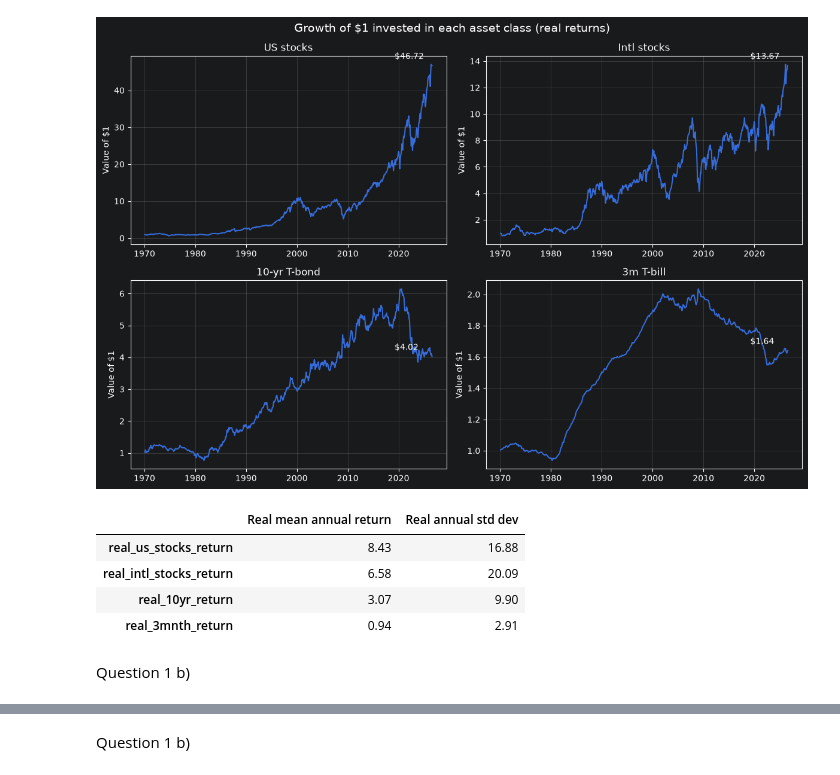
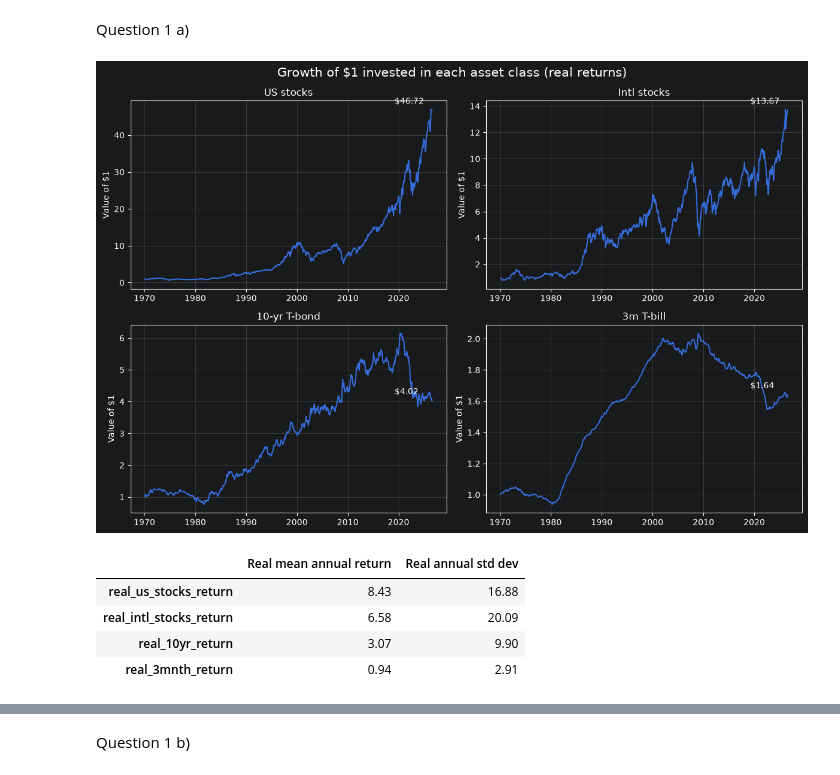
Before and after one commit to olegvart/MQF-402-Investment-Analysis-HW-1-, a Jupyter notebook: notebooks/q1.ipynb, the cells around one changed output, grey strips where cells are left out. Cells and saved outputs as stored; diff of their text form; code cells hidden in the pictures.

```diff
--- a/notebooks/q1.ipynb
+++ b/notebooks/q1.ipynb
@@ -3,7 +1,11 @@
+# %% [markdown]
+Question 1 a)
 # %%
 from mqf_hw1.data import load_data
 import pandas as pd
+import numpy as np
 import matplotlib.pyplot as plt
+import statistics
 
 df = load_data()
 df["real_us_stocks_return"] = ((1+df["us_stocks"])/(1+df["cpi_inflation"]))-1
@@ -19,11 +21,6 @@ def real_mean_annual_growth(df, column, date_col="date"):
 
 
 df["date"] = pd.to_datetime(df["date"])
-
-def real_mean_annual_growth(df, column, date_col="date"):
-    growth = 1 + df[column]
-    yearly = growth.groupby(df[date_col].dt.year).prod()
-    return yearly.mean() - 1
 
 assets = [
     "real_us_stocks_return",
@@ -48,40 +45,39 @@ summary = pd.DataFrame({
 })
 
 assets = [
     "real_us_stocks_return",
     "real_intl_stocks_return",
     "real_10yr_return",
     "real_3mnth_return",
 ]
 labels = ["US stocks", "Intl stocks", "10-yr T-bond", "3m T-bill"]
 
 fig, axes = plt.subplots(2, 2, figsize=(12, 8))
 
 for ax, col, label in zip(axes.flat, assets, labels):
     growth = (1 + df[col]).cumprod()          # value of $1 over time
     ax.plot(df["date"], growth)
     ax.set_title(label)
     ax.set_ylabel("Value of $1")
     ax.grid(True, alpha=0.3)
     ax.annotate(f"${growth.iloc[-1]:.2f}",
                 xy=(df["date"].iloc[-1], growth.iloc[-1]),
                 xytext=(-45, 8), textcoords="offset points")
 
-fig.suptitle("Growth of $1 invested in each asset class (real returns)", fontsize=14)
+fig.suptitle("Growth of $1 invested in each asset class (real returns)", fontsize=15)
 fig.tight_layout()
 fig.savefig("growth_of_1_dollar.png", dpi=200)
 plt.show()
 
 
 (summary * 100).round(2)
 
-##A  short paragraph of interpretation:  As expected US equities significantly outperformed Fixed Income. Bills are a textbook definition of a risk free asset so the minimal returns hide behind minimal risk. 10yr Treasuries are also underperforming stocks given the absence of capital gains and the nature of high inflationary environment post Covid-19. We can see that US equities doubled since 2020 vs Both FI indexes in the red for the same period: tremendous underperformance. Intl Stocks have also underperformed the US stocks.
+##took me 4hrs to write this code:( .
+# A  short paragraph of interpretation:  As expected US equities significantly outperformed Fixed Income. Bills are a textbook definition of a risk free asset so the minimal returns hide behind minimal risk. 10yr Treasuries are also underperforming stocks given the absence of capital gains and the nature of high inflationary environment post Covid-19. We can see that US equities doubled since 2020 vs Both FI indexes in the red for the same period: tremendous underperformance. Intl Stocks have also underperformed the US stocks.
 # %% [output]
-[figure, old version]
+[figure, new version]
 |  | Real mean annual return | Real annual std dev |
 | real_us_stocks_return | 8.43 | 16.88 |
 | real_intl_stocks_return | 6.58 | 20.09 |
 | real_10yr_return | 3.07 | 9.90 |
 | real_3mnth_return | 0.94 | 2.91 |
-# %% [markdown]
-Question 1 b)
```
Also changed, not shown: parts of 9 cells of this notebook, 1 other file.
